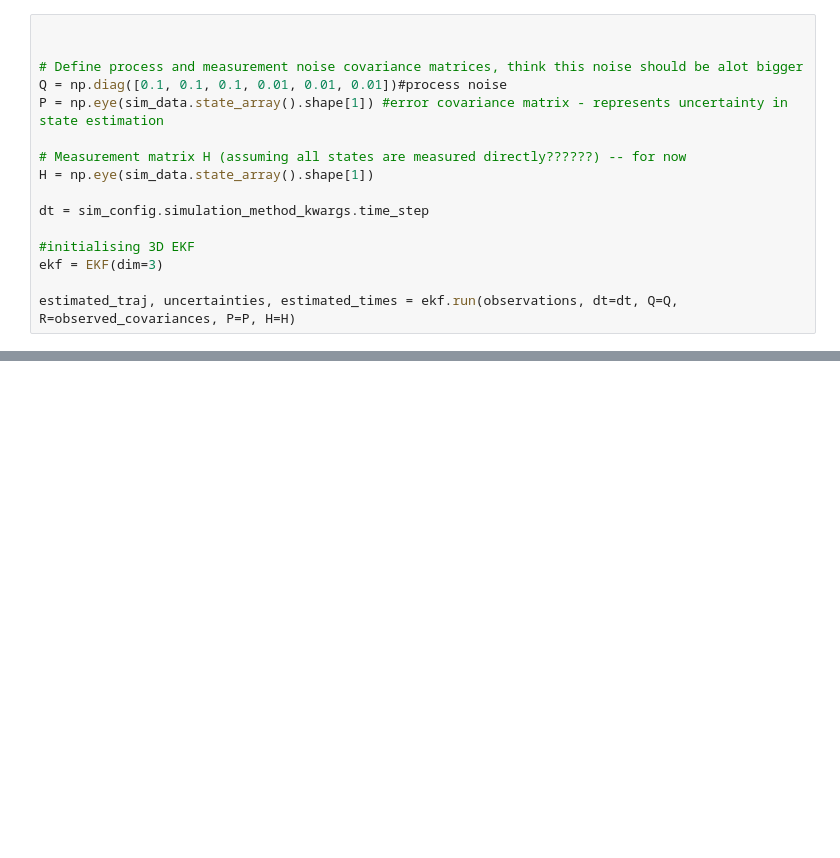
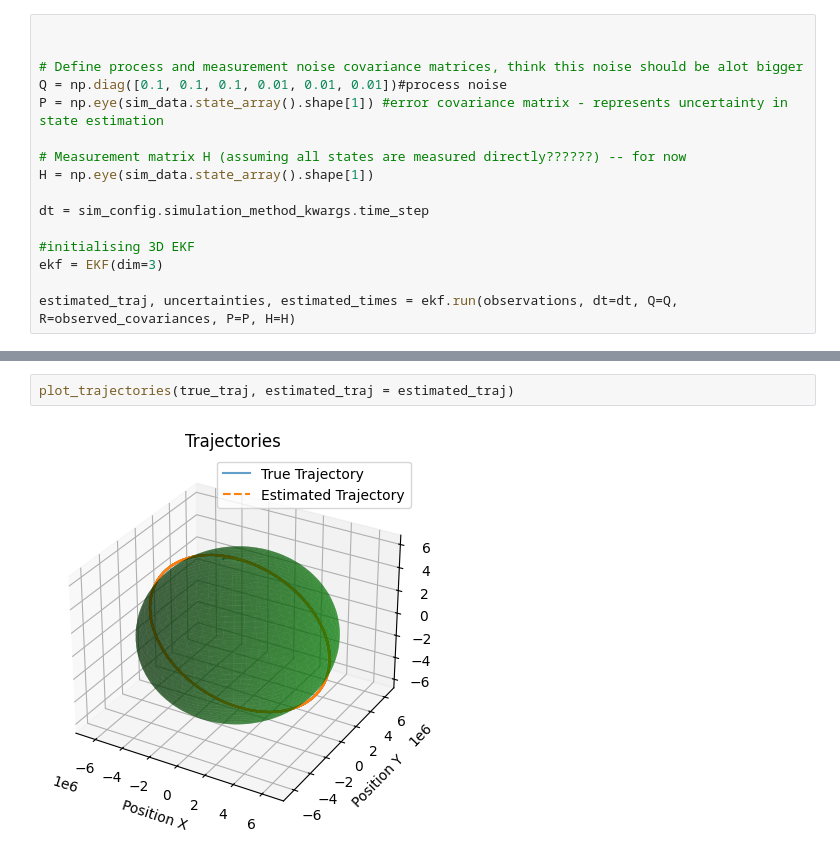
Before and after one commit to brendanbennett/deorbiter, a Jupyter notebook: examples/3D_EKF_example.ipynb, the cells around one changed output, grey strips where cells are left out. Drawn from its saved outputs; the diff is of its cells as text; blank space fills up the shorter version.

```diff
--- a/examples/3D_EKF_example.ipynb
+++ b/examples/3D_EKF_example.ipynb
@@ -111,3 +109,7 @@ plt.show()
+# %%
+plot_trajectories(true_traj, estimated_traj = estimated_traj)
+# %% [output]
+[figure, added]
 # %%
 plot_height(true_traj, observations=observation_states, estimated_traj=estimated_traj, observation_times=observation_times, estimated_times=estimated_times, times=sim_times)
 # %% [output]
```
Also changed, not shown: parts of 5 cells of this notebook, 1 other file.
